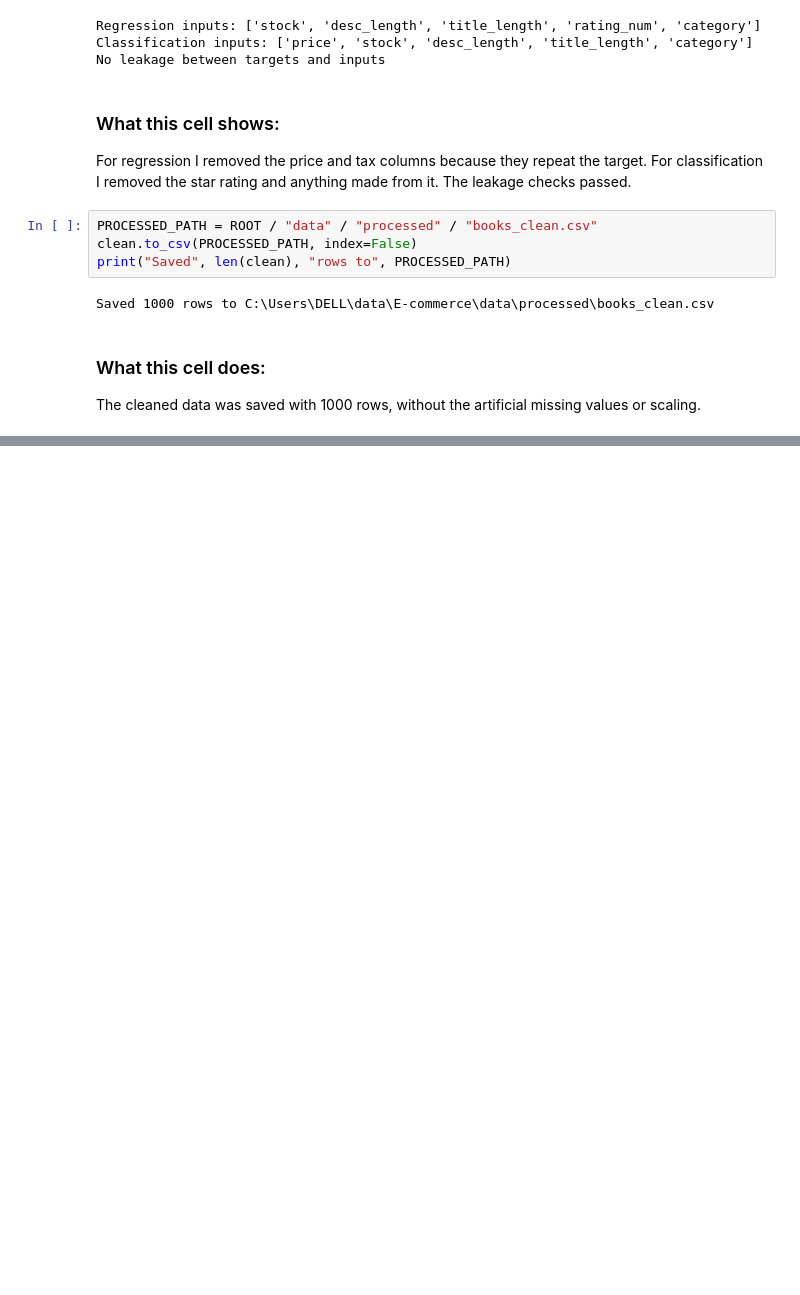
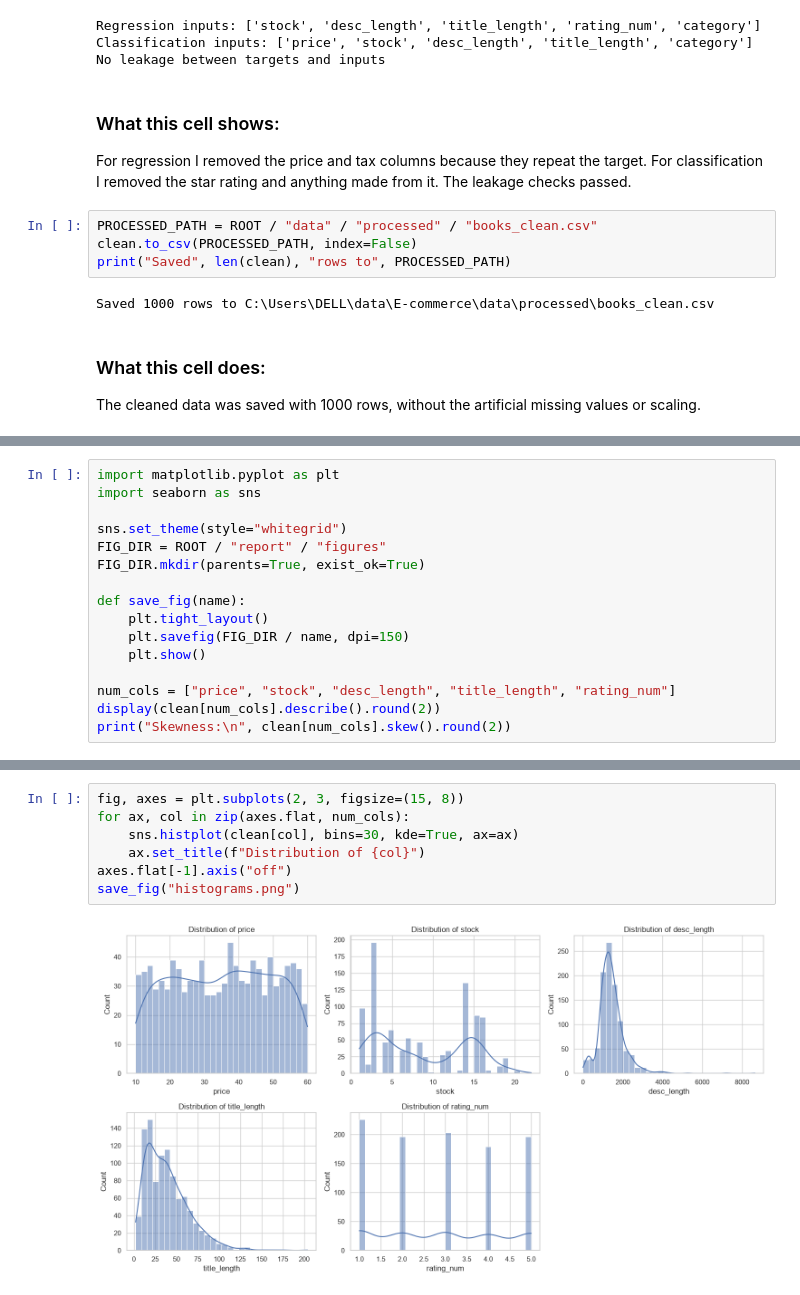
Before and after one commit to l253042/E-commerce, a Jupyter notebook: notebooks/E-commerce.ipynb, the cells around one changed output, grey strips where cells are left out. Cells and saved outputs as stored; diff of their text form; blank space fills up the shorter version.

```diff
--- a/notebooks/E-commerce.ipynb
+++ b/notebooks/E-commerce.ipynb
@@ -663,0 +651,16 @@ To https://github.com/l253042/E-commerce.git
+# %%
+import matplotlib.pyplot as plt
+import seaborn as sns
+
+sns.set_theme(style="whitegrid")
+FIG_DIR = ROOT / "report" / "figures"
+FIG_DIR.mkdir(parents=True, exist_ok=True)
+
+def save_fig(name):
+    plt.tight_layout()
+    plt.savefig(FIG_DIR / name, dpi=150)
+    plt.show()
+
+num_cols = ["price", "stock", "desc_length", "title_length", "rating_num"]
+display(clean[num_cols].describe().round(2))
+print("Skewness:\n", clean[num_cols].skew().round(2))
@@ -663,0 +687,9 @@ To https://github.com/l253042/E-commerce.git
+# %%
+fig, axes = plt.subplots(2, 3, figsize=(15, 8))
+for ax, col in zip(axes.flat, num_cols):
+    sns.histplot(clean[col], bins=30, kde=True, ax=ax)
+    ax.set_title(f"Distribution of {col}")
+axes.flat[-1].axis("off")
+save_fig("histograms.png")
+# %% [output]
+[figure, added]
```
Also changed, not shown: parts of 14 cells of this notebook, 6 other files.
